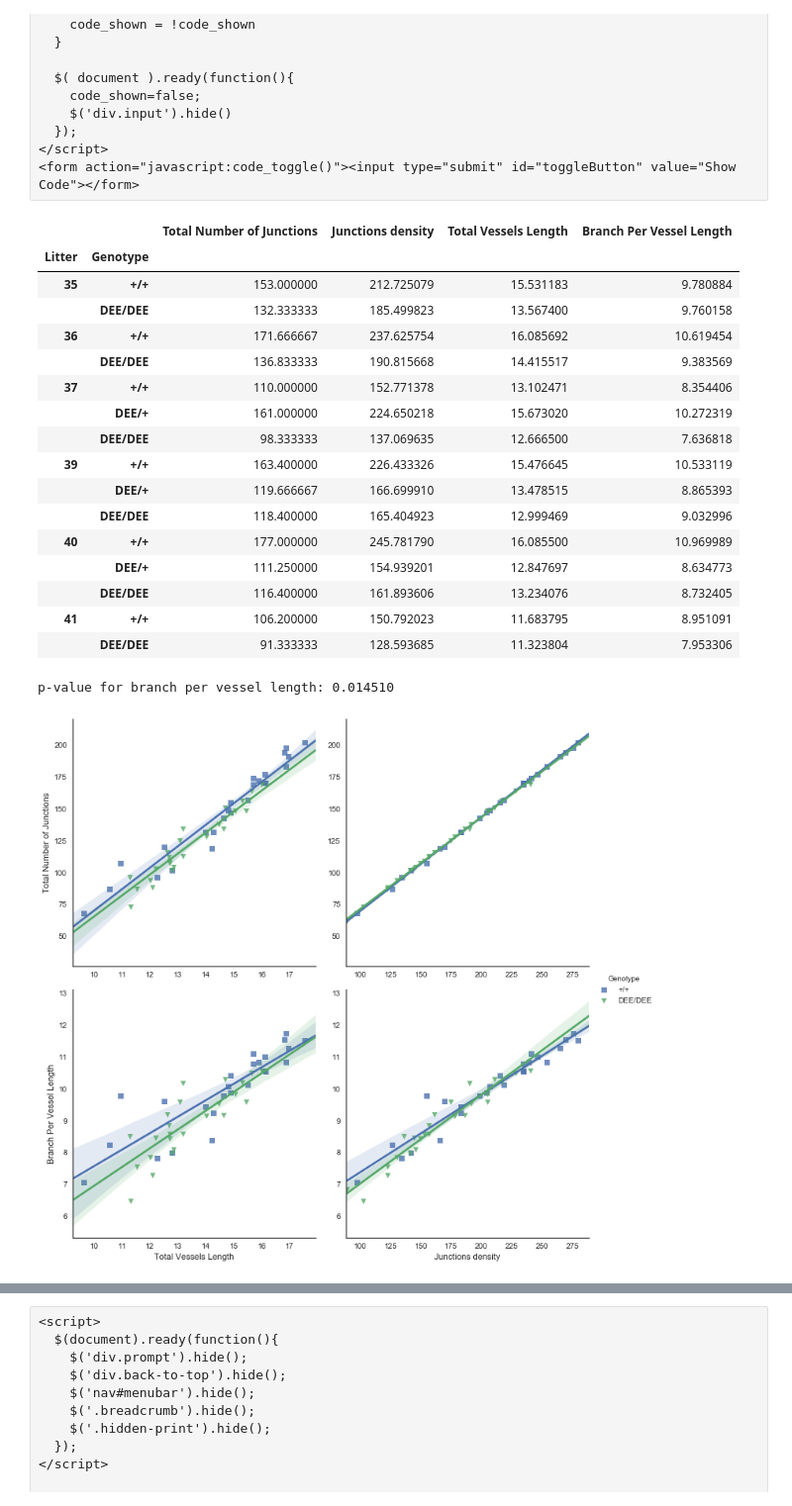
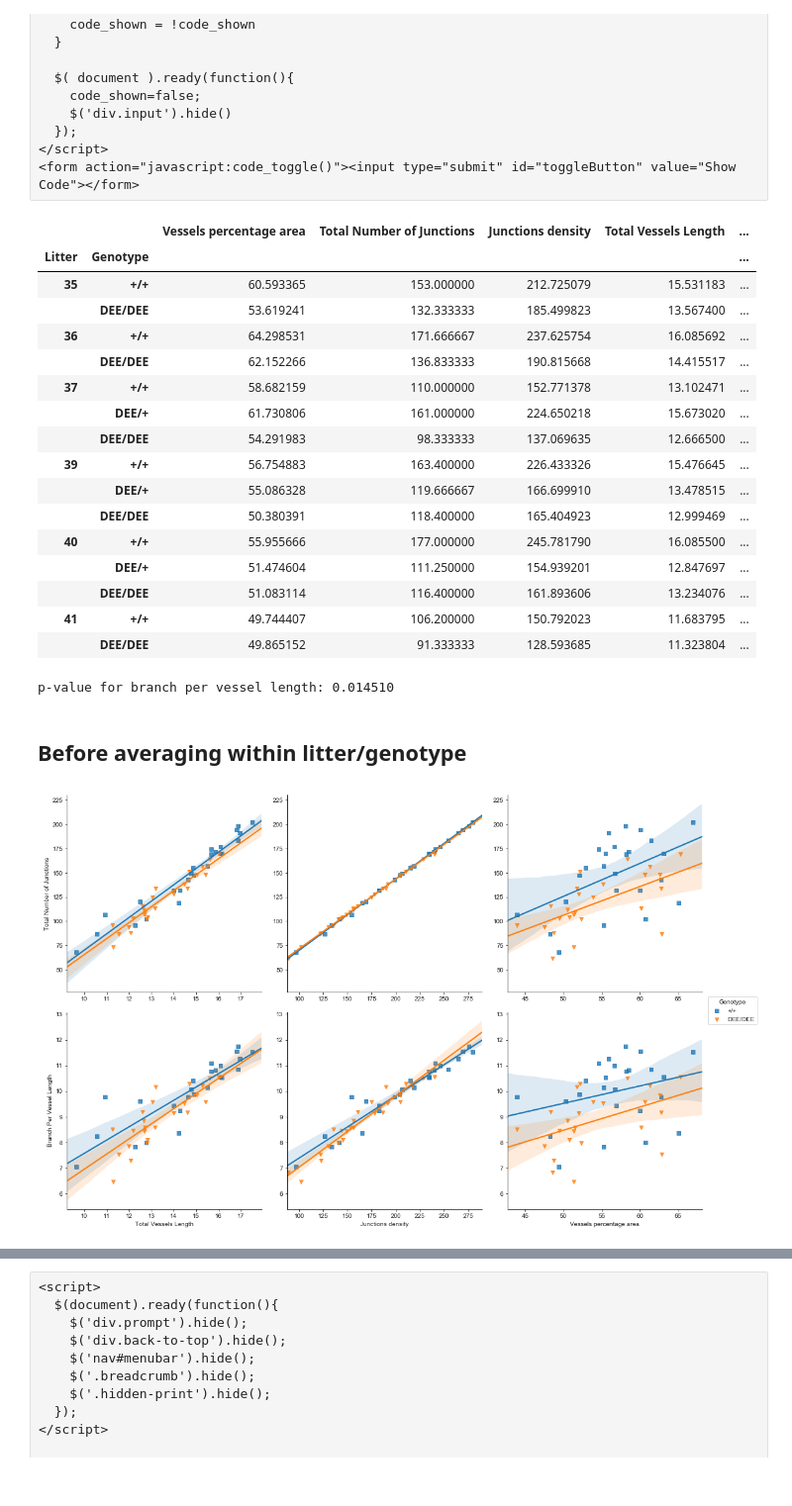
Before and after one commit to MixedIndentations/Angiogenesis-Density, a Jupyter notebook: notebooks/BranchesPerVesselLength.ipynb, the cells around one changed output, grey strips where cells are left out. Shown at 99% size. Saved outputs shown, nothing was run; the diff lists cells and outputs as text; code cells hidden in the pictures.

Commit message:
added before/after averaging over genotype/litter

```diff
--- a/notebooks/BranchesPerVesselLength.ipynb
+++ b/notebooks/BranchesPerVesselLength.ipynb
@@ -23,7 +23,7 @@ import pandas as pd
 
 tweaked_results = '../data/TweakedResults2017-12-8.xls'
 data = pd.read_excel(tweaked_results,
-                     usecols = "A, O, P, Q")
+                     usecols = "A, N, O, P, Q")
 
 data['Litter'] =   [x[:2] for x in data['Image Name']]
 data['AnimalID'] = [x[:4] for x in data['Image Name']]
@@ -56,23 +56,23 @@ data_mean = (df
             )
 data_mean
 # %% [output]
-|  |  | Total Number of Junctions | Junctions density | Total Vessels Length | Branch Per Vessel Length |
-| Litter | Genotype |  |  |  |  |
-| 35 | +/+ | 153.000000 | 212.725079 | 15.531183 | 9.780884 |
-|  | DEE/DEE | 132.333333 | 185.499823 | 13.567400 | 9.760158 |
-| 36 | +/+ | 171.666667 | 237.625754 | 16.085692 | 10.619454 |
-|  | DEE/DEE | 136.833333 | 190.815668 | 14.415517 | 9.383569 |
-| 37 | +/+ | 110.000000 | 152.771378 | 13.102471 | 8.354406 |
-|  | DEE/+ | 161.000000 | 224.650218 | 15.673020 | 10.272319 |
-|  | DEE/DEE | 98.333333 | 137.069635 | 12.666500 | 7.636818 |
-| 39 | +/+ | 163.400000 | 226.433326 | 15.476645 | 10.533119 |
-|  | DEE/+ | 119.666667 | 166.699910 | 13.478515 | 8.865393 |
-|  | DEE/DEE | 118.400000 | 165.404923 | 12.999469 | 9.032996 |
-| 40 | +/+ | 177.000000 | 245.781790 | 16.085500 | 10.969989 |
-|  | DEE/+ | 111.250000 | 154.939201 | 12.847697 | 8.634773 |
-|  | DEE/DEE | 116.400000 | 161.893606 | 13.234076 | 8.732405 |
-| 41 | +/+ | 106.200000 | 150.792023 | 11.683795 | 8.951091 |
-|  | DEE/DEE | 91.333333 | 128.593685 | 11.323804 | 7.953306 |
+|  |  | Vessels percentage area | Total Number of Junctions | Junctions density | Total Vessels Length | ... |
+| Litter | Genotype |  |  |  |  | ... |
+| 35 | +/+ | 60.593365 | 153.000000 | 212.725079 | 15.531183 | ... |
+|  | DEE/DEE | 53.619241 | 132.333333 | 185.499823 | 13.567400 | ... |
+| 36 | +/+ | 64.298531 | 171.666667 | 237.625754 | 16.085692 | ... |
+|  | DEE/DEE | 62.152266 | 136.833333 | 190.815668 | 14.415517 | ... |
+| 37 | +/+ | 58.682159 | 110.000000 | 152.771378 | 13.102471 | ... |
+|  | DEE/+ | 61.730806 | 161.000000 | 224.650218 | 15.673020 | ... |
+|  | DEE/DEE | 54.291983 | 98.333333 | 137.069635 | 12.666500 | ... |
+| 39 | +/+ | 56.754883 | 163.400000 | 226.433326 | 15.476645 | ... |
+|  | DEE/+ | 55.086328 | 119.666667 | 166.699910 | 13.478515 | ... |
+|  | DEE/DEE | 50.380391 | 118.400000 | 165.404923 | 12.999469 | ... |
+| 40 | +/+ | 55.955666 | 177.000000 | 245.781790 | 16.085500 | ... |
+|  | DEE/+ | 51.474604 | 111.250000 | 154.939201 | 12.847697 | ... |
+|  | DEE/DEE | 51.083114 | 116.400000 | 161.893606 | 13.234076 | ... |
+| 41 | +/+ | 49.744407 | 106.200000 | 150.792023 | 11.683795 | ... |
+|  | DEE/DEE | 49.865152 | 91.333333 | 128.593685 | 11.323804 | ... |
 # %%
 wild =   data_mean.xs('+/+',     level = 'Genotype')
 mutant = data_mean.xs('DEE/DEE', level = 'Genotype')
@@ -85,31 +85,33 @@ t_stat, p_val = stats.ttest_rel(wild['Branch Per Vessel Length'],
 print("p-value for branch per vessel length: {:f}".format(p_val))
 # %% [output]
 p-value for branch per vessel length: 0.014510
+# %% [markdown]
+## Before averaging within litter/genotype
 # %%
 import matplotlib
 %matplotlib inline
 from matplotlib import pyplot as plt
 
 import seaborn as sns
 
 
 #sns.set(style='ticks', color_codes=True)
 
 sns.pairplot(df,
              hue = 'Genotype',
              hue_order = ['+/+', 'DEE/DEE'],
              #vars=['Total Vessels Length',
              #      'Junctions density',
              #      'Branch Per Vessel Length',
              #     'Total Number of Junctions'],
-             x_vars=['Total Vessels Length', 'Junctions density'],
+             x_vars=['Total Vessels Length', 'Junctions density', 'Vessels percentage area'],
              y_vars=['Total Number of Junctions', 'Branch Per Vessel Length'],
              markers=['s', 'v'],
              kind='reg',
              size=5,
             )
 
 sns.set(style="white", color_codes=True)
 #sns.set_context("talk")
 # %% [output]
-[figure, old version]
+[figure, new version]
```
Also changed, not shown: parts of 3 cells of this notebook.
